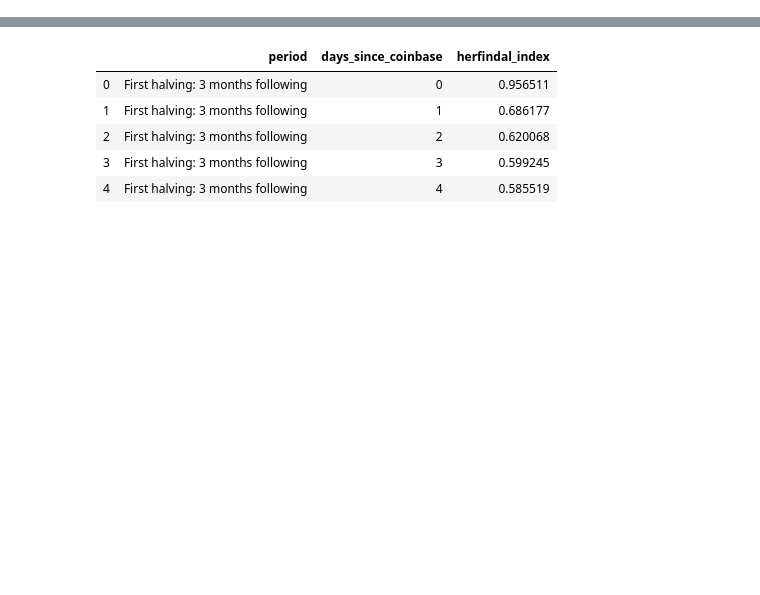
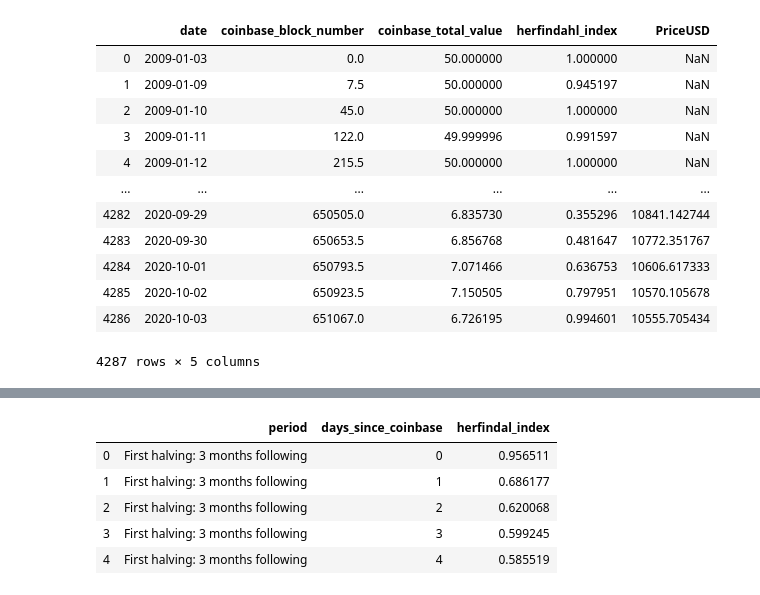
Before and after one commit to ty-perbole/stack-stats, a Jupyter notebook: MinerHefindahlMetric.ipynb, the cells around one changed output, grey strips where cells are left out. Saved outputs shown, nothing was run; the diff lists cells and outputs as text; code cells hidden in the pictures; blank space fills up the shorter version.

```diff
--- a/MinerHefindahlMetric.ipynb
+++ b/MinerHefindahlMetric.ipynb
@@ -23,10 +23,28 @@ import analysis_utils
 # !wget https://coinmetrics.io/newdata/btc.csv
 # %%
 data = pd.read_csv("data/05_coinbase_herfindahl_daily.csv")
-data = analysis_utils.get_extra_datetime_cols(data, 'date', date_format="%Y-%m-%d")
+data = analysis_utils.get_extra_datetime_cols(data, 'coinbase_block_ts', date_format="%Y-%m-%d %H:%M:%S")
 price_data = pd.read_csv("btc.csv")
 data = data.merge(price_data[
     ['date', 'PriceUSD']], on='date')
+data.rename(columns = {'herfindal_index':'herfindahl_index'}, inplace = True)
+# %%
+daily_data = data.groupby('date', as_index=False).mean()
+daily_data
+# %% [output]
+|  | date | coinbase_block_number | coinbase_total_value | herfindahl_index | PriceUSD |
+| 0 | 2009-01-03 | 0.0 | 50.000000 | 1.000000 | NaN |
+| 1 | 2009-01-09 | 7.5 | 50.000000 | 0.945197 | NaN |
+| 2 | 2009-01-10 | 45.0 | 50.000000 | 1.000000 | NaN |
+| 3 | 2009-01-11 | 122.0 | 49.999996 | 0.991597 | NaN |
+| 4 | 2009-01-12 | 215.5 | 50.000000 | 1.000000 | NaN |
+| ... | ... | ... | ... | ... | ... |
+| 4282 | 2020-09-29 | 650505.0 | 6.835730 | 0.355296 | 10841.142744 |
+| 4283 | 2020-09-30 | 650653.5 | 6.856768 | 0.481647 | 10772.351767 |
+| 4284 | 2020-10-01 | 650793.5 | 7.071466 | 0.636753 | 10606.617333 |
+| 4285 | 2020-10-02 | 650923.5 | 7.150505 | 0.797951 | 10570.105678 |
+| 4286 | 2020-10-03 | 651067.0 | 6.726195 | 0.994601 | 10555.705434 |
+4287 rows × 5 columns
 # %%
 window_sizes = [1, 7, 14, 28, 56, 70]
 for window_size in window_sizes:
```
Also changed, not shown: parts of 3 cells of this notebook, 8 other files.
